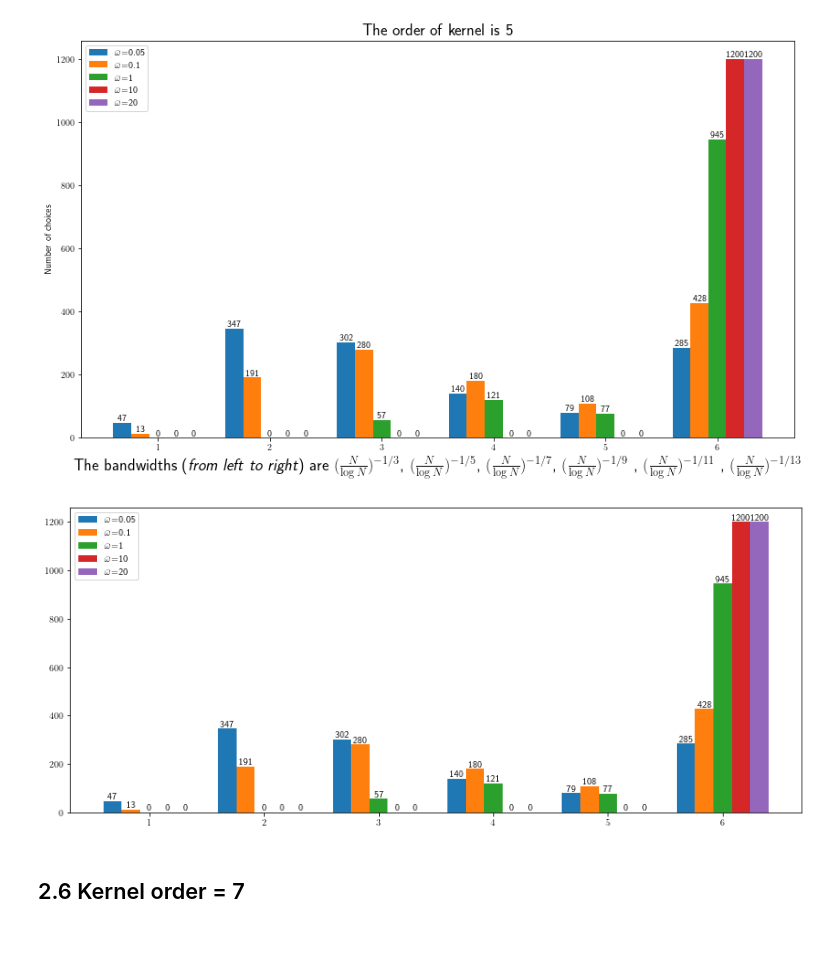
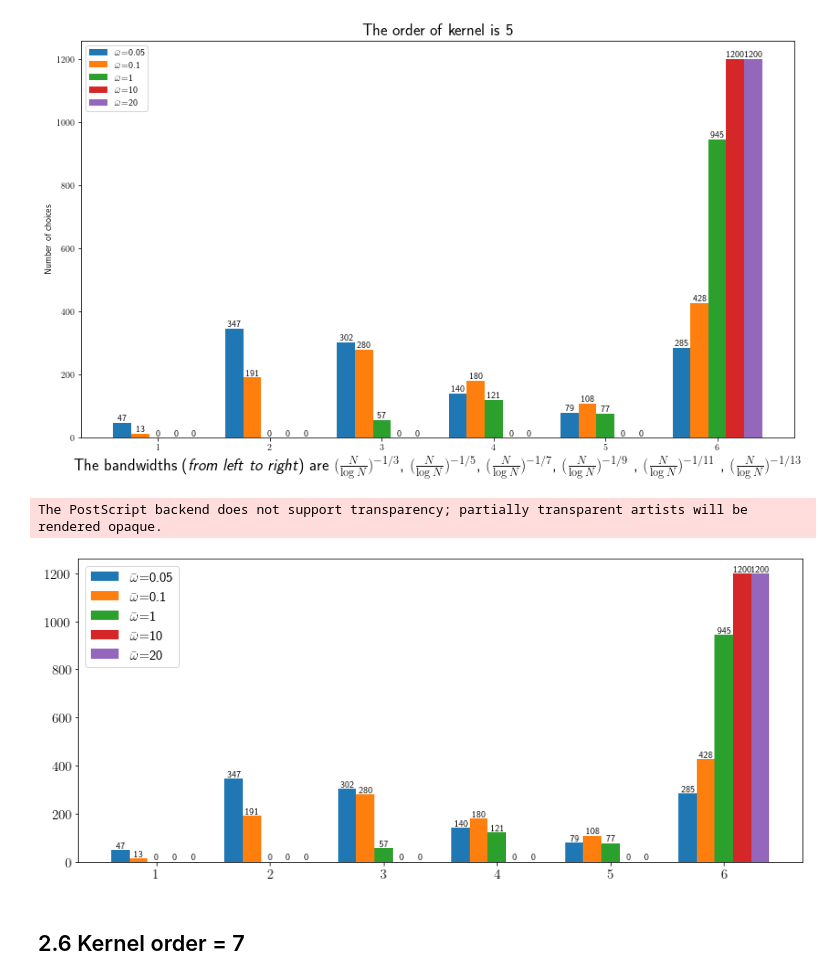
Before and after one commit to YatingLiu2023/HoffmannLiu23_Density_Simulation_for_McKean-Vlasov, a Jupyter notebook: 2-McKean-Vlasov SDE with double layer potential/2.2-Add a singular shock/McKean-Vlasov SDE with double layer potential and singular shock.ipynb, the cells around one changed output. Cells and saved outputs as stored; diff of their text form; code cells hidden in the pictures; blank space fills up the shorter version.

```diff
--- a/2-McKean-Vlasov SDE with double layer potential/2.2-Add a singular shock/McKean-Vlasov SDE with double layer potential and singular shock.ipynb
+++ b/2-McKean-Vlasov SDE with double layer potential/2.2-Add a singular shock/McKean-Vlasov SDE with double layer potential and singular shock.ipynb
@@ -791,27 +791,34 @@ plt.show()
 # %%
 # Figure 8 in the paper
 
 plt.rcParams['text.usetex'] = True
 
 fig, ax = plt.subplots(figsize = (14,6))
 
 bins = [0.5,1.5,2.5,3.5,4.5,5.5,6.5]
 
 counts, edges, bars = plt.hist([oracle_choice_O5_bis[i,:] for i in range(num_w_bar)],bins,label=[r'$\bar{\omega}$=0.05',r'$\bar{\omega}$=0.1',r'$\bar{\omega}$=1',r'$\bar{\omega}$=10',r'$\bar{\omega}$=20'])
 
 #plt.title('The order of kernel is 5',fontsize=18, color='black')
 for b in bars:
     ax.bar_label(b)
 
 plt.xticks(range(1,7))
 plt.legend(loc='upper left')
 #plt.xlabel(r'The bandwidths (\textit{from left to right}) are $(\frac{N}{\log N})^{-1/3}$, $(\frac{N}{\log N})^{-1/5}$, $(\frac{N}{\log N})^{-1/7}$, $(\frac{N}{\log N})^{-1/9}$ , $(\frac{N}{\log N})^{-1/11}$ , $(\frac{N}{\log N})^{-1/13}$',fontsize=18, color='black')
 #plt.ylabel("Number of choices")
+
+plt.xticks(fontsize = 15)
+plt.yticks(fontsize = 15)
+
+plt.legend(fontsize=15)
+plt.savefig('distribution_bandwidth_kernel_O5_2_add_term.eps', format='eps')
 plt.savefig('distribution_bandwidth_kernel_O5_2_add_term.png')
 
 plt.show()
 # %% [output]
+The PostScript backend does not support transparency; partially transparent artists will be rendered opaque.
-[figure, old version]
+[figure, new version]
 # %% [markdown]
 ## 2.6 Kernel order = 7 <a class="anchor" id="section2-6"></a>
 # %% [markdown]
```
Also changed, not shown: 6 other files.
